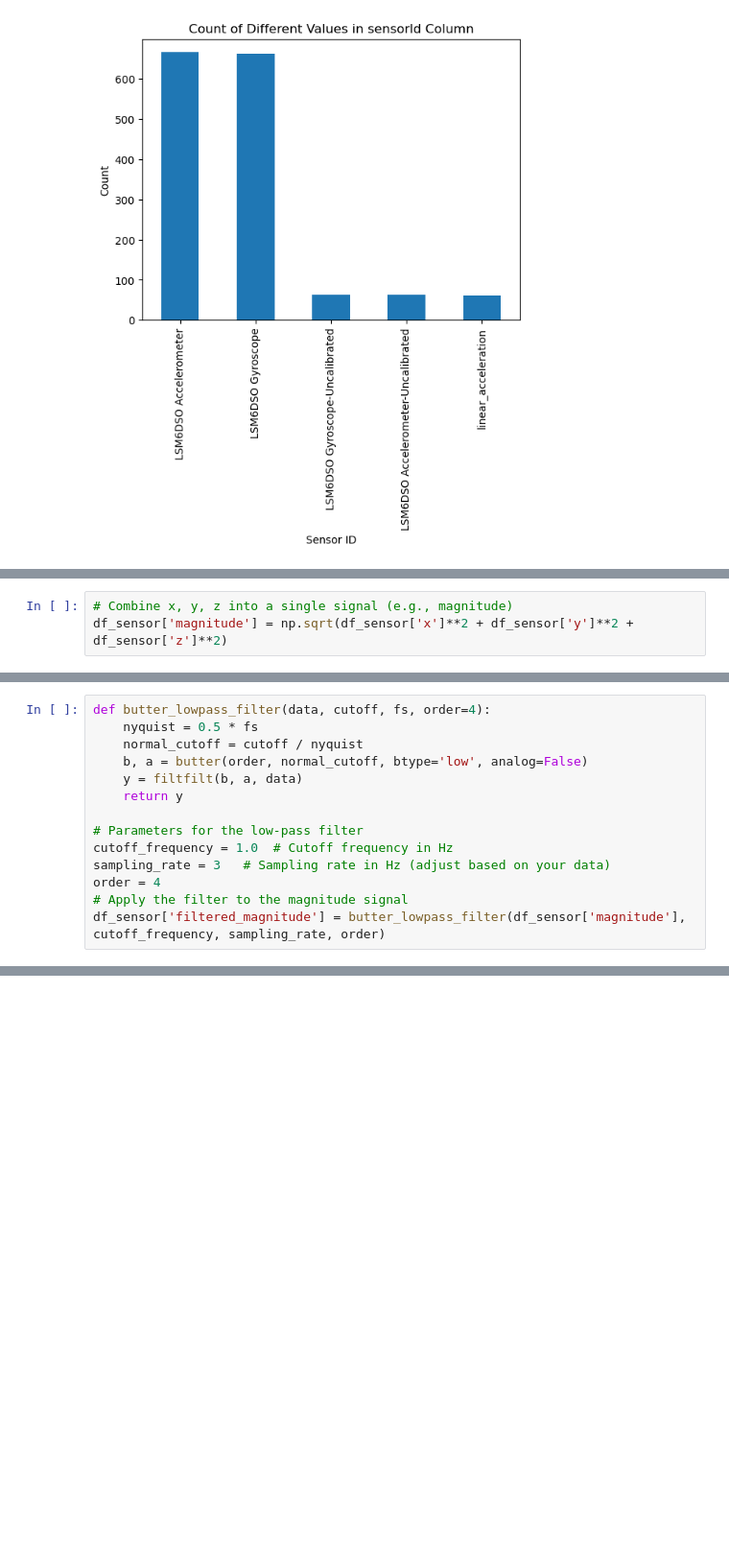
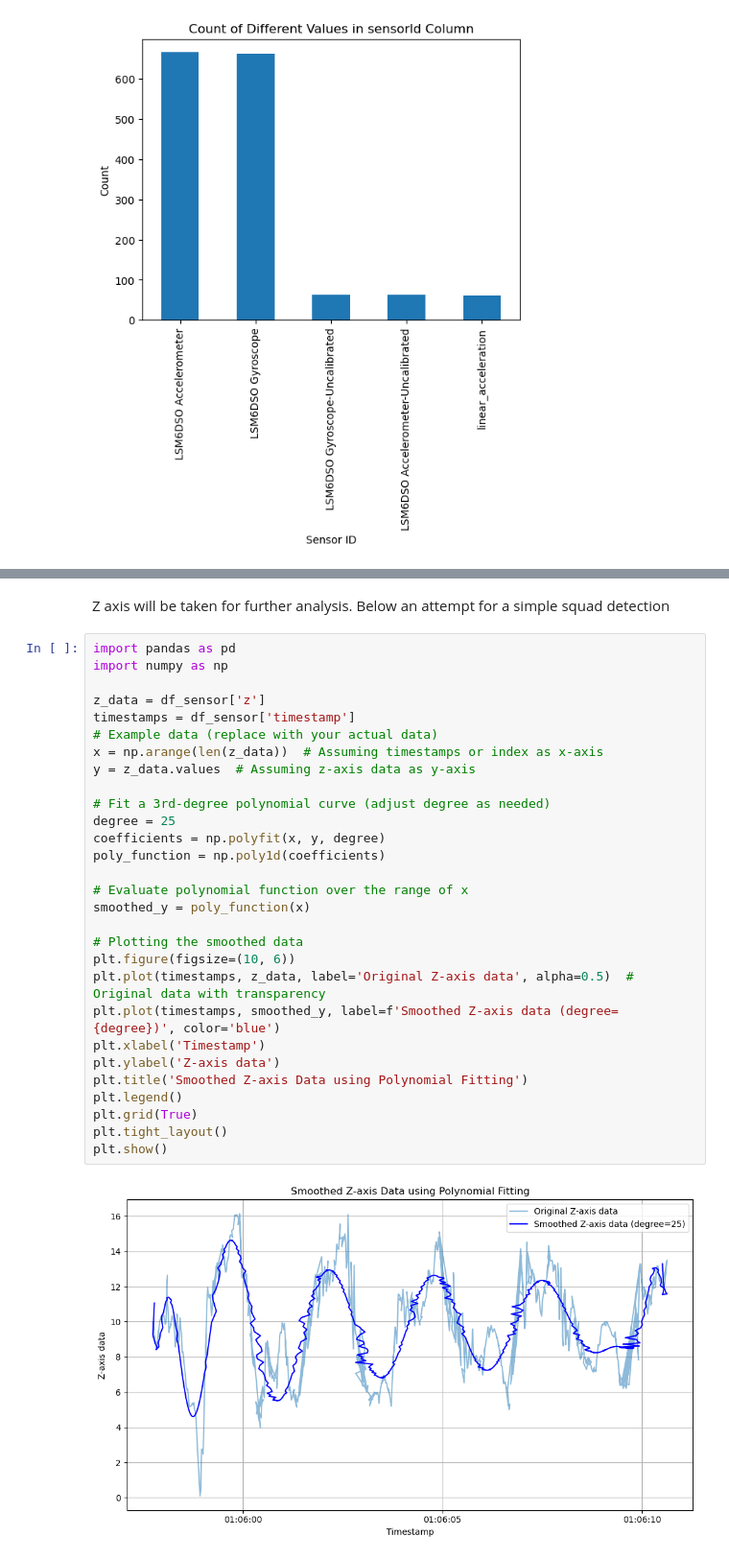
Before and after one commit to olilola/MSD_Exercises, a Jupyter notebook: Exercise_10/data_analysis.ipynb, the cells around one changed output, grey strips where cells are left out. Shown at 96% size. Saved outputs shown, nothing was run; the diff lists cells and outputs as text; blank space fills up the shorter version.

```diff
--- a/Exercise_10/data_analysis.ipynb
+++ b/Exercise_10/data_analysis.ipynb
@@ -92,3 +114,0 @@ from scipy.signal import butter, filtfilt, find_peaks
-# %%
-# Combine x, y, z into a single signal (e.g., magnitude)
-df_sensor['magnitude'] = np.sqrt(df_sensor['x']**2 + df_sensor['y']**2 + df_sensor['z']**2)
@@ -101,14 +114,0 @@ See the caveats in the documentation: https://pandas.pydata.org/pandas-docs/stab
-# %%
-def butter_lowpass_filter(data, cutoff, fs, order=4):
-    nyquist = 0.5 * fs
-    normal_cutoff = cutoff / nyquist
-    b, a = butter(order, normal_cutoff, btype='low', analog=False)
-    y = filtfilt(b, a, data)
-    return y
-
-# Parameters for the low-pass filter
-cutoff_frequency = 1.0  # Cutoff frequency in Hz
-sampling_rate = 3   # Sampling rate in Hz (adjust based on your data)
-order = 4
-# Apply the filter to the magnitude signal
-df_sensor['filtered_magnitude'] = butter_lowpass_filter(df_sensor['magnitude'], cutoff_frequency, sampling_rate, order)
@@ -160,0 +115,33 @@ KeyError: "None of [Index([18, 28, 58, 95, 105, 129, 147, 182, 206, 232, 279, 29
+# %% [markdown]
+Z axis will be taken for further analysis. Below an attempt for a simple squad detection
+# %%
+import pandas as pd
+import numpy as np
+
+z_data = df_sensor['z']
+timestamps = df_sensor['timestamp']
+# Example data (replace with your actual data)
+x = np.arange(len(z_data))  # Assuming timestamps or index as x-axis
+y = z_data.values  # Assuming z-axis data as y-axis
+
+# Fit a 3rd-degree polynomial curve (adjust degree as needed)
+degree = 25
+coefficients = np.polyfit(x, y, degree)
+poly_function = np.poly1d(coefficients)
+
+# Evaluate polynomial function over the range of x
+smoothed_y = poly_function(x)
+
+# Plotting the smoothed data
+plt.figure(figsize=(10, 6))
+plt.plot(timestamps, z_data, label='Original Z-axis data', alpha=0.5)  # Original data with transparency
+plt.plot(timestamps, smoothed_y, label=f'Smoothed Z-axis data (degree={degree})', color='blue')
+plt.xlabel('Timestamp')
+plt.ylabel('Z-axis data')
+plt.title('Smoothed Z-axis Data using Polynomial Fitting')
+plt.legend()
+plt.grid(True)
+plt.tight_layout()
+plt.show()
+# %% [output]
+[figure, added]
```
Also changed, not shown: parts of 6 cells of this notebook, 7 other files.
